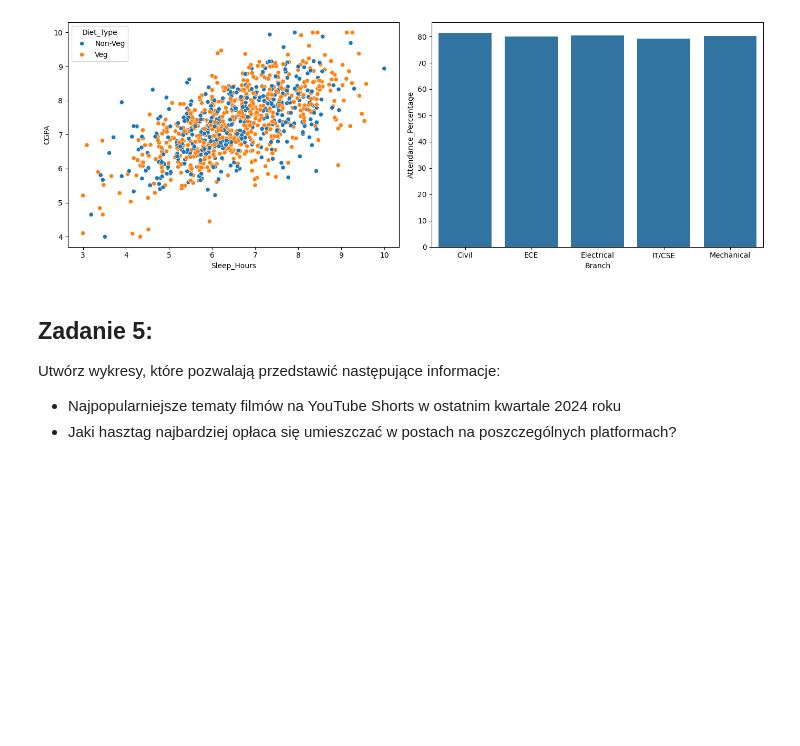
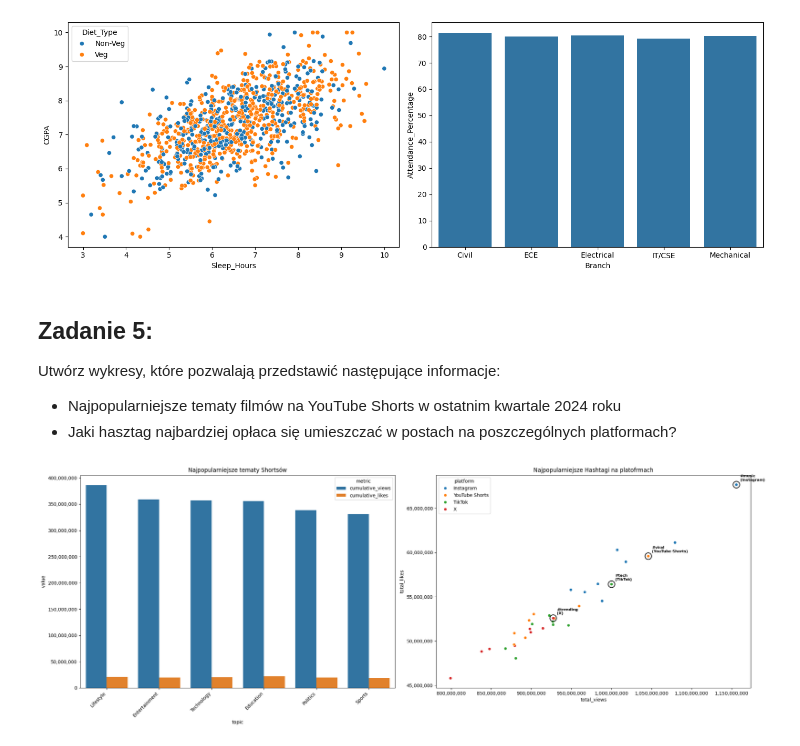
Before and after one commit to Zajecia-na-PWr-LR/lista-1-MarmoPL, a Jupyter notebook: UczenieMaszynowe_25_26_Lista1.ipynb, the cells around one changed output. Drawn from its saved outputs; the diff is of its cells as text; code cells hidden in the pictures; blank space fills up the shorter version.

```diff
--- a/UczenieMaszynowe_25_26_Lista1.ipynb
+++ b/UczenieMaszynowe_25_26_Lista1.ipynb
@@ -167,3 +171,68 @@ plt.show()
 Utwórz wykresy, które pozwalają przedstawić następujące informacje:
 - Najpopularniejsze tematy filmów na YouTube Shorts w ostatnim kwartale 2024 roku
 - Jaki hasztag najbardziej opłaca się umieszczać w  postach na poszczególnych platformach?
+# %%
+import re
+import matplotlib.pyplot as plt
+import seaborn as sns
+
+df = pd.read_csv(os.path.join(social_media_path, "social_media_viral_content_dataset.csv"))
+
+fig, (ax1, ax2) = plt.subplots(1, 2, figsize=(22, 8))
+
+#Shortsy
+df_plot = (
+    df[df["platform"]=="YouTube Shorts"].groupby("topic").agg(
+        cumulative_views=("views", "sum"),
+        cumulative_likes=("likes", "sum")
+    ).reset_index().melt(id_vars="topic", var_name="metric", value_name="value")
+)
+
+topic_order = (
+    df_plot[df_plot["metric"] == "cumulative_views"]
+    .sort_values("value", ascending=False)["topic"]
+    .tolist()
+)
+
+sns.barplot(data=df_plot, x="topic", y="value", hue="metric", order=topic_order, ax=ax1)
+plt.setp(ax1.get_xticklabels(), rotation=45, ha="right")
+ax1.yaxis.set_major_formatter(plt.FuncFormatter(lambda x, _: f"{int(x):,}"))
+ax1.set_title("Najpopularniejsze tematy Shortsów")
+
+#Hashtagi
+df["hashtags_list"] = df["hashtags"].apply(lambda x: re.findall(r"#\w+", str(x)))
+df_exploded = df.explode("hashtags_list")
+
+df_hashtags = (
+    df_exploded.groupby(["hashtags_list", "platform"]).agg(
+        total_views=("views", "sum"),
+        total_likes=("likes", "sum")
+    )
+    .reset_index()
+    .rename(columns={"hashtags_list": "hashtag"})
+    .sort_values(by=["total_views", "total_likes"], ascending=False)
+)
+
+sns.scatterplot(data=df_hashtags, x="total_views", y="total_likes", hue="platform", ax=ax2)
+
+# Podświetl najlepszy hashtag dla każdej platformy (max views + likes)
+df_hashtags["score"] = df_hashtags["total_views"] + df_hashtags["total_likes"]
+best_per_platform = df_hashtags.loc[df_hashtags.groupby("platform")["score"].idxmax()]
+
+for _, row in best_per_platform.iterrows():
+    ax2.scatter(row["total_views"], row["total_likes"],
+                s=200, zorder=5, edgecolors="black", linewidths=1.5,
+                color="none")
+    ax2.annotate(f'{row["hashtag"]}\n({row["platform"]})',
+                 (row["total_views"], row["total_likes"]),
+                 fontsize=8, fontweight="bold",
+                 textcoords="offset points", xytext=(8, 8))
+
+ax2.set_title("Najpopularniejsze Hashtagi na platofrmach")
+ax2.xaxis.set_major_formatter(plt.FuncFormatter(lambda x, _: f"{int(x):,}"))
+ax2.yaxis.set_major_formatter(plt.FuncFormatter(lambda x, _: f"{int(x):,}"))
+
+plt.tight_layout()
+plt.show()
+# %% [output]
+[figure, added]
```
Also changed, not shown: parts of 1 cell of this notebook.
